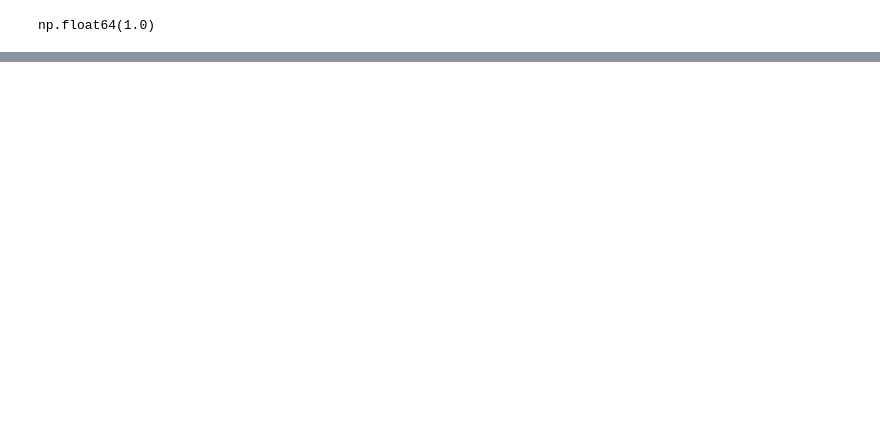
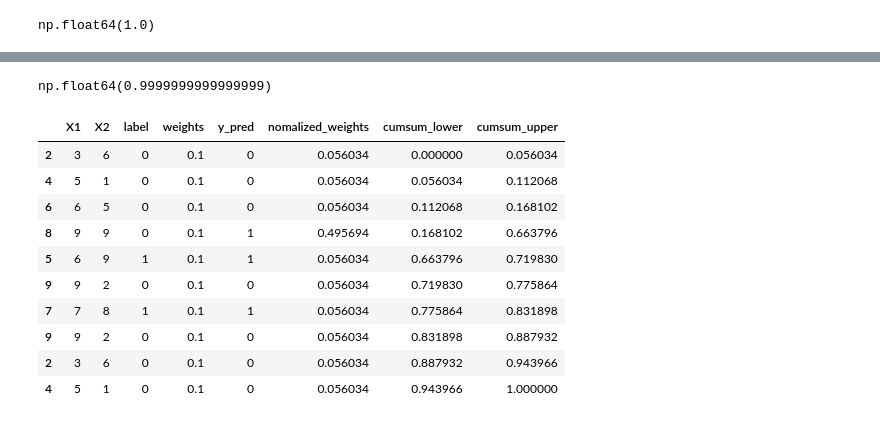
Before and after one commit to ipartzix/AI-ML-ENGINEERING-JOURNEY, a Jupyter notebook: 03_Machine_Learning/04_Core_Algorithms/01_Supervised_Learning/05_Ensemble_Basics/03_Boosting/01_Adaboost/adaboost_scratch.ipynb, the cells around one changed output, grey strips where cells are left out. Saved outputs shown, nothing was run; the diff lists cells and outputs as text; code cells hidden in the pictures; blank space fills up the shorter version.

```diff
--- a/03_Machine_Learning/04_Core_Algorithms/01_Supervised_Learning/05_Ensemble_Basics/03_Boosting/01_Adaboost/adaboost_scratch.ipynb
+++ b/03_Machine_Learning/04_Core_Algorithms/01_Supervised_Learning/05_Ensemble_Basics/03_Boosting/01_Adaboost/adaboost_scratch.ipynb
@@ -169,0 +246,7 @@ df[['X1','X2','label','weights','y_pred','updated_weights','cumsum_lower','cumsu
+# %%
+# Step 4 - Update weights
+def update_row_weights(row,alpha=1.09):
+  if row['label'] == row['y_pred']:
+    return row['weights'] * np.exp(-alpha)
+  else:
+    return row['weights'] * np.exp(alpha)
@@ -169,0 +283,4 @@ df[['X1','X2','label','weights','y_pred','updated_weights','cumsum_lower','cumsu
+# %%
+second_df['nomalized_weights'].sum()
+# %% [output]
+np.float64(0.9999999999999999)
@@ -169,0 +290,14 @@ df[['X1','X2','label','weights','y_pred','updated_weights','cumsum_lower','cumsu
+# %%
+second_df[['X1','X2','label','weights','y_pred','nomalized_weights','cumsum_lower','cumsum_upper']]
+# %% [output]
+|  | X1 | X2 | label | weights | y_pred | nomalized_weights | cumsum_lower | cumsum_upper |
+| 2 | 3 | 6 | 0 | 0.1 | 0 | 0.056034 | 0.000000 | 0.056034 |
+| 4 | 5 | 1 | 0 | 0.1 | 0 | 0.056034 | 0.056034 | 0.112068 |
+| 6 | 6 | 5 | 0 | 0.1 | 0 | 0.056034 | 0.112068 | 0.168102 |
+| 8 | 9 | 9 | 0 | 0.1 | 1 | 0.495694 | 0.168102 | 0.663796 |
+| 5 | 6 | 9 | 1 | 0.1 | 1 | 0.056034 | 0.663796 | 0.719830 |
+| 9 | 9 | 2 | 0 | 0.1 | 0 | 0.056034 | 0.719830 | 0.775864 |
+| 7 | 7 | 8 | 1 | 0.1 | 1 | 0.056034 | 0.775864 | 0.831898 |
+| 9 | 9 | 2 | 0 | 0.1 | 0 | 0.056034 | 0.831898 | 0.887932 |
+| 2 | 3 | 6 | 0 | 0.1 | 0 | 0.056034 | 0.887932 | 0.943966 |
+| 4 | 5 | 1 | 0 | 0.1 | 0 | 0.056034 | 0.943966 | 1.000000 |
```
Also changed, not shown: parts of 25 cells of this notebook.
